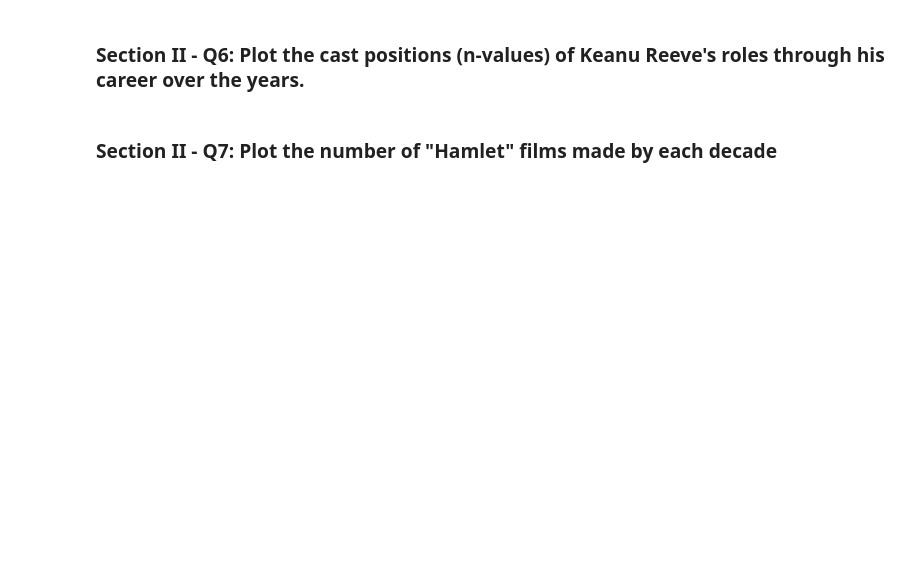
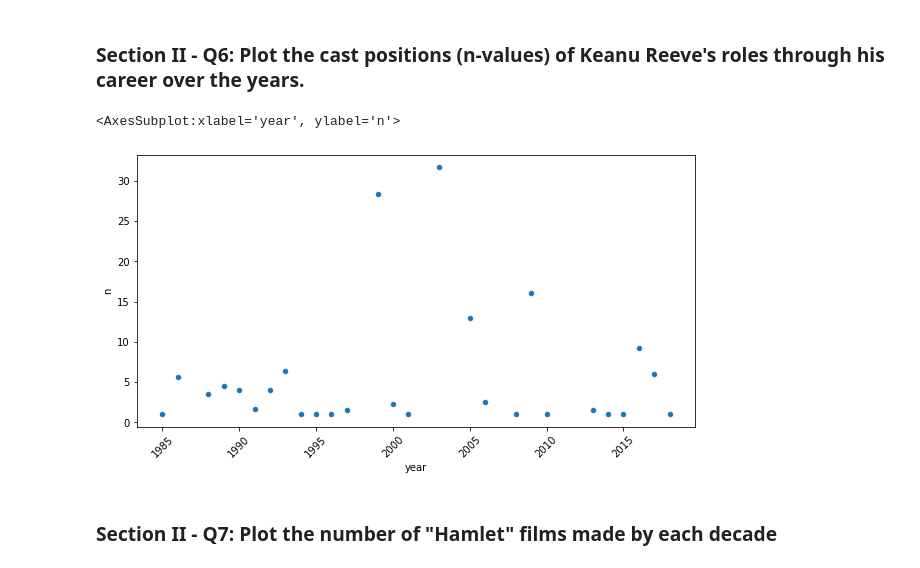
Before and after one commit to springboard-curriculum/mec-mini-projects, a Jupyter notebook: mec-5.3.10-data-wranging-with-pandas-mini-project/Mini_Project_Data_Wrangling_Pandas.ipynb, the cells around one changed output. Cells and saved outputs as stored; diff of their text form; code cells hidden in the pictures; blank space fills up the shorter version.

```diff
--- a/mec-5.3.10-data-wranging-with-pandas-mini-project/Mini_Project_Data_Wrangling_Pandas.ipynb
+++ b/mec-5.3.10-data-wranging-with-pandas-mini-project/Mini_Project_Data_Wrangling_Pandas.ipynb
@@ -219,4 +659,11 @@ top_ten.plot(kind='barh')
 # %% [markdown]
 ### Section II - Q6: Plot the cast positions (n-values) of Keanu Reeve's roles through his career over the years.
+# %%
+mean_of_role_val = keanu_sorted.groupby('year').mean()
+mean_of_role_val.reset_index().plot(kind='scatter', x='year', y='n',figsize=(10, 5),
+                                rot=45)
+# %% [output]
+<AxesSubplot:xlabel='year', ylabel='n'>
+[figure, added]
 # %% [markdown]
 ### Section II - Q7: Plot the number of "Hamlet" films made by each decade
```
Also changed, not shown: parts of 53 cells of this notebook.
